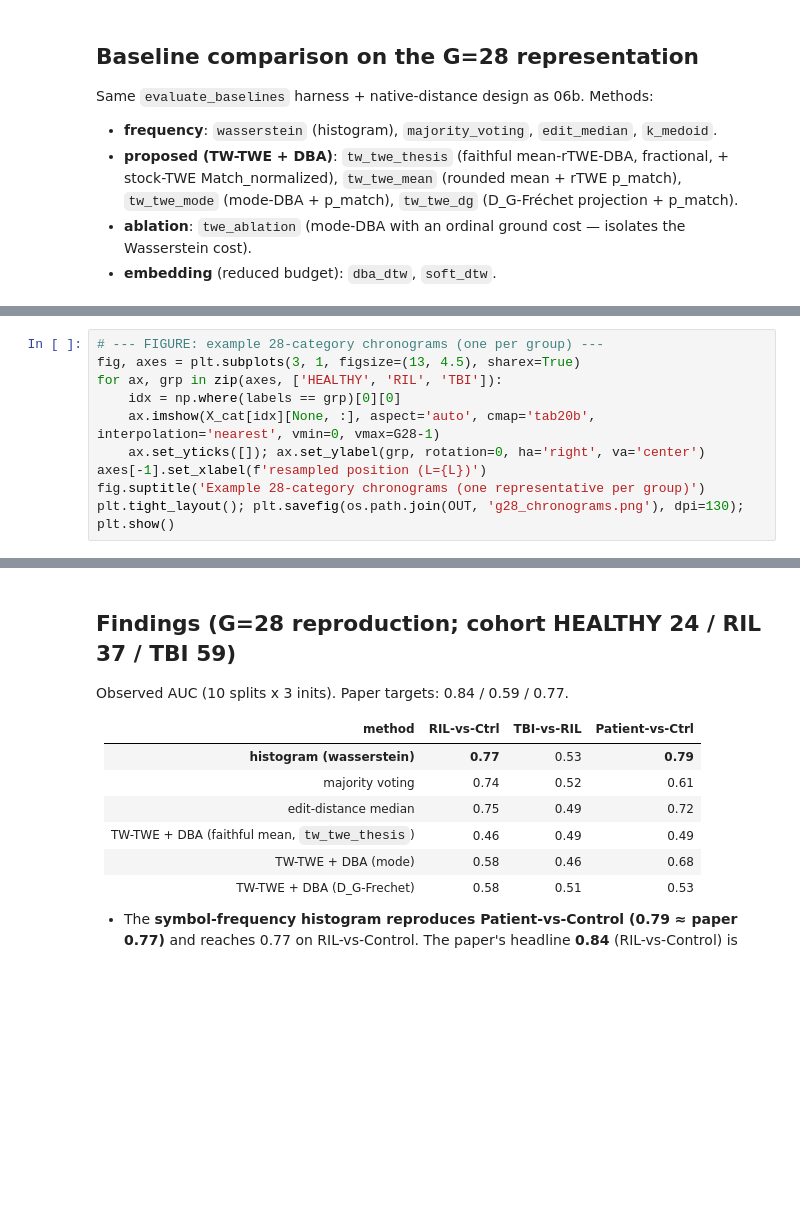
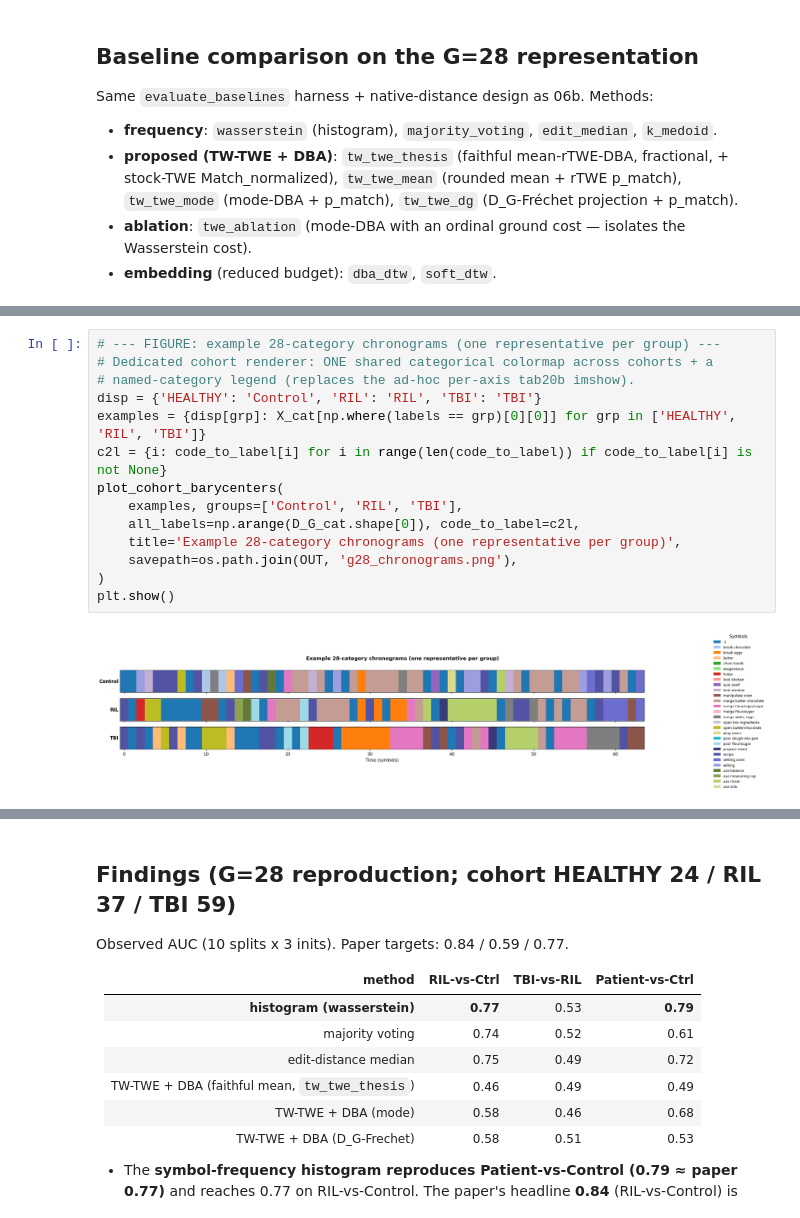
Before and after one commit to samperochon/smartflat, a Jupyter notebook: notebooks/06c_g28_reproduction.ipynb, the cells around one changed output, grey strips where cells are left out. Drawn from its saved outputs; the diff is of its cells as text; blank space fills up the shorter version.

```diff
--- a/notebooks/06c_g28_reproduction.ipynb
+++ b/notebooks/06c_g28_reproduction.ipynb
@@ -178,13 +240,19 @@ plt.savefig(os.path.join(OUT, 'g28_category_frequency_by_group.png'), dpi=130);
 # %%
-# --- FIGURE: example 28-category chronograms (one per group) ---
-fig, axes = plt.subplots(3, 1, figsize=(13, 4.5), sharex=True)
-for ax, grp in zip(axes, ['HEALTHY', 'RIL', 'TBI']):
-    idx = np.where(labels == grp)[0][0]
-    ax.imshow(X_cat[idx][None, :], aspect='auto', cmap='tab20b', interpolation='nearest', vmin=0, vmax=G28-1)
-    ax.set_yticks([]); ax.set_ylabel(grp, rotation=0, ha='right', va='center')
-axes[-1].set_xlabel(f'resampled position (L={L})')
-fig.suptitle('Example 28-category chronograms (one representative per group)')
-plt.tight_layout(); plt.savefig(os.path.join(OUT, 'g28_chronograms.png'), dpi=130); plt.show()
+# --- FIGURE: example 28-category chronograms (one representative per group) ---
+# Dedicated cohort renderer: ONE shared categorical colormap across cohorts + a
+# named-category legend (replaces the ad-hoc per-axis tab20b imshow).
+disp = {'HEALTHY': 'Control', 'RIL': 'RIL', 'TBI': 'TBI'}
+examples = {disp[grp]: X_cat[np.where(labels == grp)[0][0]] for grp in ['HEALTHY', 'RIL', 'TBI']}
+c2l = {i: code_to_label[i] for i in range(len(code_to_label)) if code_to_label[i] is not None}
+plot_cohort_barycenters(
+    examples, groups=['Control', 'RIL', 'TBI'],
+    all_labels=np.arange(D_G_cat.shape[0]), code_to_label=c2l,
+    title='Example 28-category chronograms (one representative per group)',
+    savepath=os.path.join(OUT, 'g28_chronograms.png'),
+)
+plt.show()
+# %% [output]
+[figure, added]
 # %%
 # --- FIGURE: AUC bar chart (method x comparison) ---
 piv = df_all.groupby(['method', 'comparison'])['auc'].mean().unstack()
```
Also changed, not shown: parts of 10 cells of this notebook, 6 other files.
